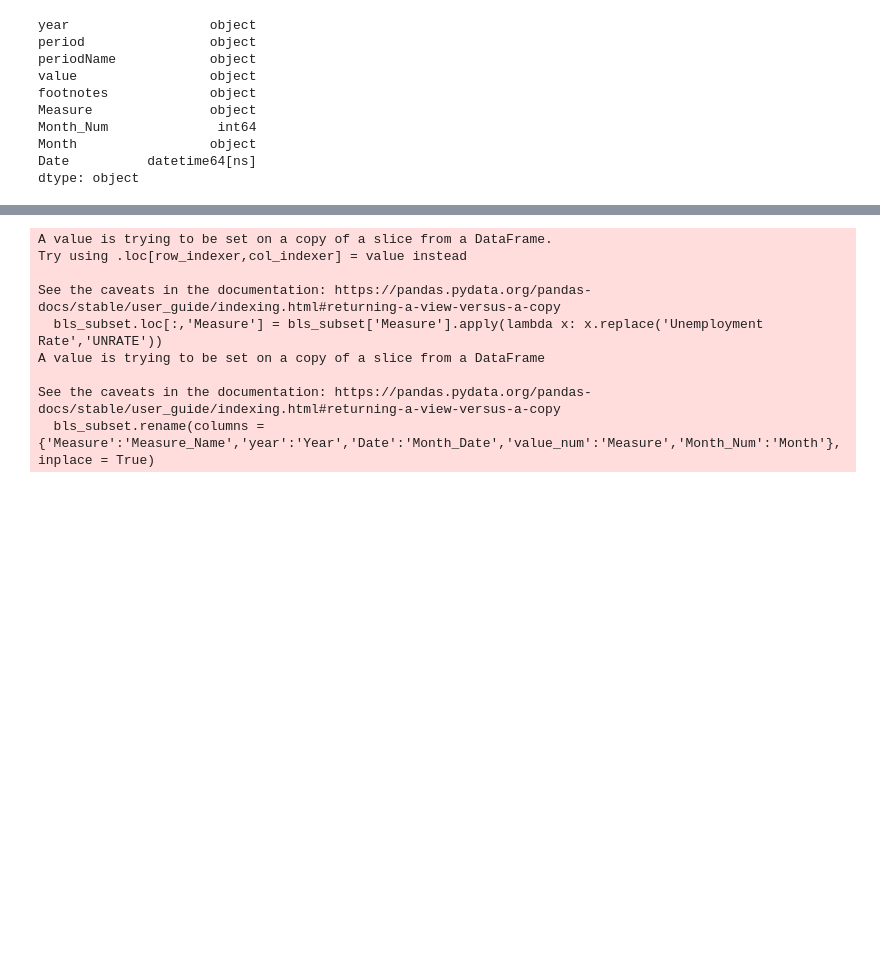
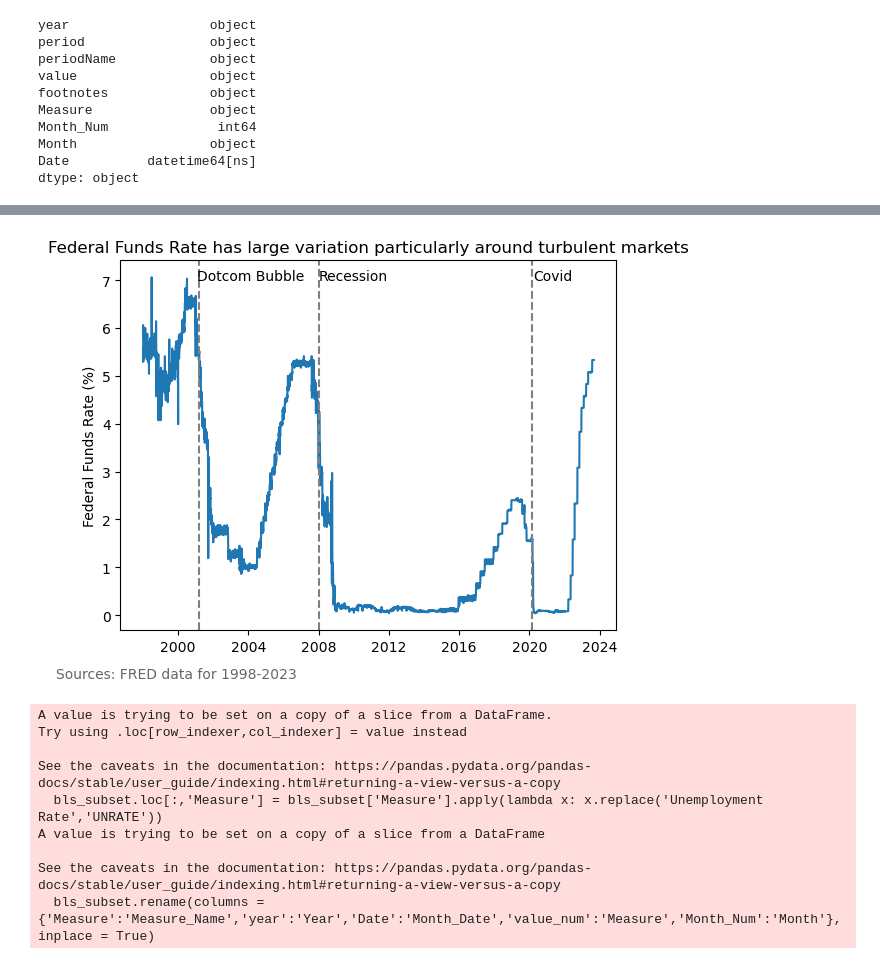
Before and after one commit to jforster19/Data608, a Jupyter notebook: Data608_Story2.ipynb, the cells around one changed output, grey strips where cells are left out. Drawn from its saved outputs; the diff is of its cells as text; code cells hidden in the pictures; blank space fills up the shorter version.

```diff
--- a/Data608_Story2.ipynb
+++ b/Data608_Story2.ipynb
@@ -201,3 +181,19 @@ plt.show();
+# %%
+sns.lineplot(data=fed_df,x='Date',y='Measure')
+plt.title('Federal Funds Rate has large variation particularly around turbulent markets')
+plt.ylabel('Federal Funds Rate (%)')
+plt.xlabel('')
+plt.axvline(x=datetime.date(2008, 1, 1), color='gray', linestyle='--')
+plt.annotate('Recession',xy=(datetime.date(2008, 1, 1),7))
+plt.axvline(x=datetime.date(2020, 3, 1), color='gray', linestyle='--')
+plt.annotate('Covid',xy=(datetime.date(2020, 3, 17),7))
+plt.axvline(x=datetime.date(2001, 3, 1), color='gray', linestyle='--')
+plt.annotate('Dotcom Bubble',xy=(datetime.date(2001, 2, 1),7))
+
+plt.figtext(0.025, 0.01, 'Sources: FRED data for 1998-2023', fontsize=10, ha='left',alpha=0.6)
+plt.show();
+# %% [output]
+[figure, added]
 # %%
 bls_subset = bls_data_df[['Date','year','Month_Num','value_num','Measure']]
 bls_subset.loc[:,'Measure'] = bls_subset['Measure'].apply(lambda x: x.replace('Unemployment Rate','UNRATE'))
```
Also changed, not shown: parts of 18 cells of this notebook.
